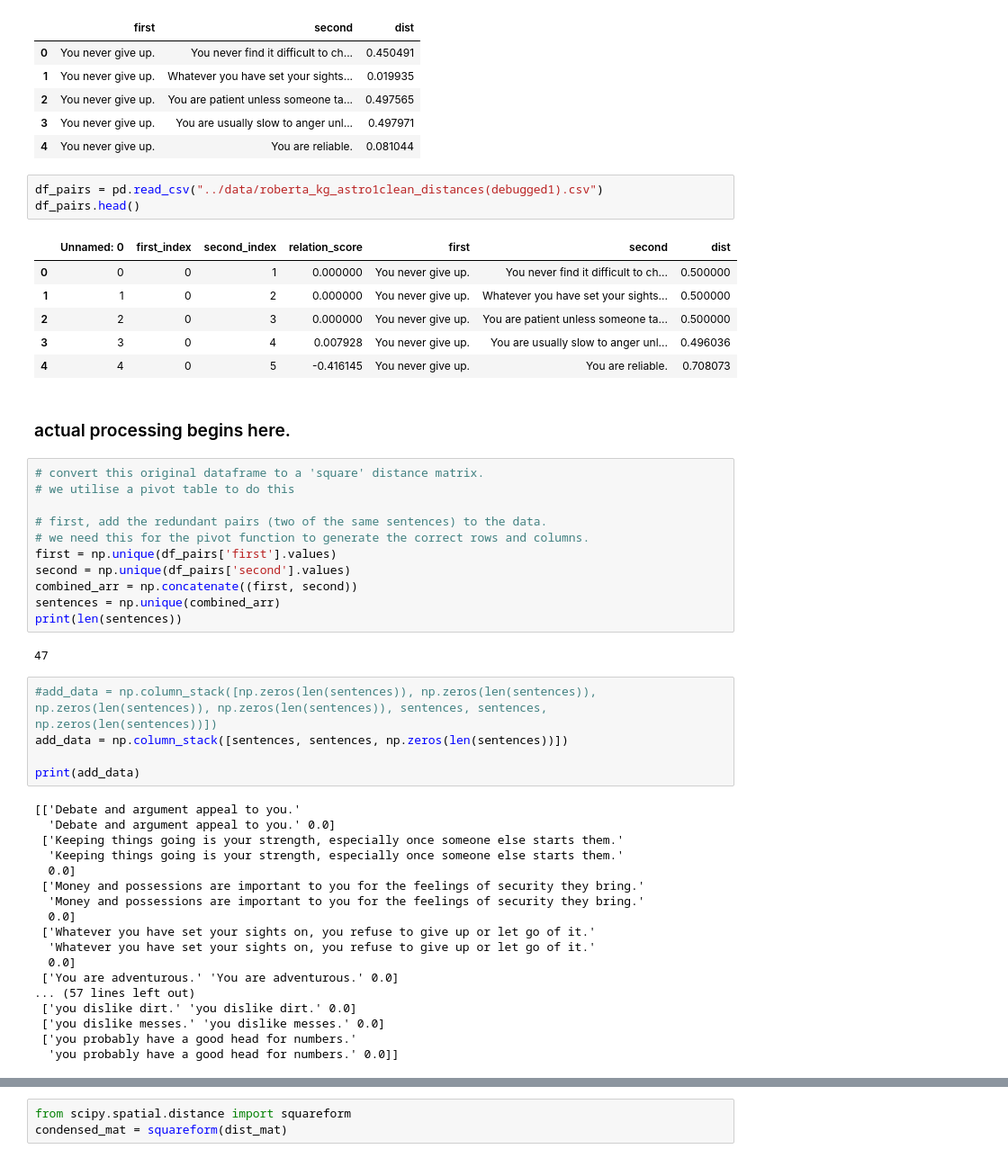
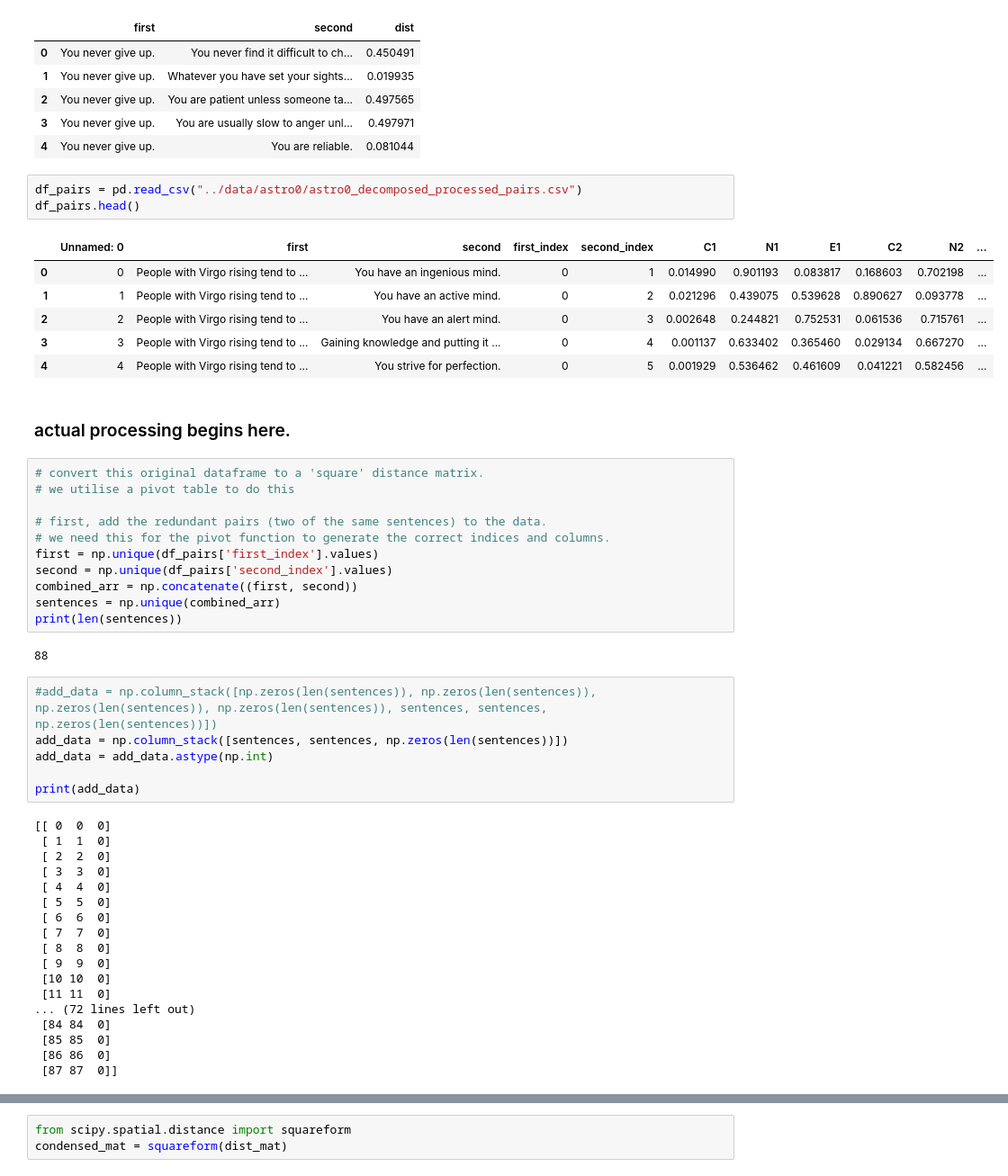
Before and after one commit to llmhyy/comments_summarization, a Jupyter notebook: src/cluster.ipynb, the cells around one changed output, grey strips where cells are left out. Shown at 90% size. Cells and saved outputs as stored; diff of their text form.

Commit message:
modified cluster.ipynb to work with sentence indices.

```diff
--- a/src/cluster.ipynb
+++ b/src/cluster.ipynb
@@ -87,15 +87,15 @@ df_pairs.head()
 | 3 | You never give up. | You are usually slow to anger unl... | 0.497971 |
 | 4 | You never give up. | You are reliable. | 0.081044 |
 # %%
-df_pairs = pd.read_csv("../data/roberta_kg_astro1clean_distances(debugged1).csv")
+df_pairs = pd.read_csv("../data/astro0/astro0_decomposed_processed_pairs.csv")
 df_pairs.head()
 # %% [output]
-|  | Unnamed: 0 | first_index | second_index | relation_score | first | second | dist |
-| 0 | 0 | 0 | 1 | 0.000000 | You never give up. | You never find it difficult to ch... | 0.500000 |
-| 1 | 1 | 0 | 2 | 0.000000 | You never give up. | Whatever you have set your sights... | 0.500000 |
-| 2 | 2 | 0 | 3 | 0.000000 | You never give up. | You are patient unless someone ta... | 0.500000 |
-| 3 | 3 | 0 | 4 | 0.007928 | You never give up. | You are usually slow to anger unl... | 0.496036 |
-| 4 | 4 | 0 | 5 | -0.416145 | You never give up. | You are reliable. | 0.708073 |
+|  | Unnamed: 0 | first | second | first_index | second_index | C1 | N1 | E1 | C2 | N2 | ... |
+| 0 | 0 | People with Virgo rising tend to ... | You have an ingenious mind. | 0 | 1 | 0.014990 | 0.901193 | 0.083817 | 0.168603 | 0.702198 | ... |
+| 1 | 1 | People with Virgo rising tend to ... | You have an active mind. | 0 | 2 | 0.021296 | 0.439075 | 0.539628 | 0.890627 | 0.093778 | ... |
+| 2 | 2 | People with Virgo rising tend to ... | You have an alert mind. | 0 | 3 | 0.002648 | 0.244821 | 0.752531 | 0.061536 | 0.715761 | ... |
+| 3 | 3 | People with Virgo rising tend to ... | Gaining knowledge and putting it ... | 0 | 4 | 0.001137 | 0.633402 | 0.365460 | 0.029134 | 0.667270 | ... |
+| 4 | 4 | People with Virgo rising tend to ... | You strive for perfection. | 0 | 5 | 0.001929 | 0.536462 | 0.461609 | 0.041221 | 0.582456 | ... |
 # %% [markdown]
 ### actual processing begins here.
 # %%
@@ -103,35 +103,36 @@ df_pairs.head()
 # we utilise a pivot table to do this
 
 # first, add the redundant pairs (two of the same sentences) to the data.
-# we need this for the pivot function to generate the correct rows and columns.
-first = np.unique(df_pairs['first'].values)
-second = np.unique(df_pairs['second'].values)
+# we need this for the pivot function to generate the correct indices and columns.
+first = np.unique(df_pairs['first_index'].values)
+second = np.unique(df_pairs['second_index'].values)
 combined_arr = np.concatenate((first, second))
 sentences = np.unique(combined_arr)
 print(len(sentences))
 # %% [output]
-47
+88
 # %%
 #add_data = np.column_stack([np.zeros(len(sentences)), np.zeros(len(sentences)), np.zeros(len(sentences)), np.zeros(len(sentences)), sentences, sentences, np.zeros(len(sentences))])
 add_data = np.column_stack([sentences, sentences, np.zeros(len(sentences))])
+add_data = add_data.astype(np.int)
 
 print(add_data)
 # %% [output]
-[['Debate and argument appeal to you.'
-  'Debate and argument appeal to you.' 0.0]
- ['Keeping things going is your strength, especially once someone else starts them.'
-  'Keeping things going is your strength, especially once someone else starts them.'
-  0.0]
- ['Money and possessions are important to you for the feelings of security they bring.'
-  'Money and possessions are important to you for the feelings of security they bring.'
-  0.0]
- ['Whatever you have set your sights on, you refuse to give up or let go of it.'
-  'Whatever you have set your sights on, you refuse to give up or let go of it.'
-  0.0]
- ['You are adventurous.' 'You are adventurous.' 0.0]
-... (57 lines left out)
- ['you dislike dirt.' 'you dislike dirt.' 0.0]
- ['you dislike messes.' 'you dislike messes.' 0.0]
- ['you probably have a good head for numbers.'
-  'you probably have a good head for numbers.' 0.0]]
+[[ 0  0  0]
+ [ 1  1  0]
+ [ 2  2  0]
+ [ 3  3  0]
+ [ 4  4  0]
+ [ 5  5  0]
+ [ 6  6  0]
+ [ 7  7  0]
+ [ 8  8  0]
+ [ 9  9  0]
+ [10 10  0]
+ [11 11  0]
+... (72 lines left out)
+ [84 84  0]
+ [85 85  0]
+ [86 86  0]
+ [87 87  0]]
 # %%
```
Also changed, not shown: parts of 28 cells of this notebook.
